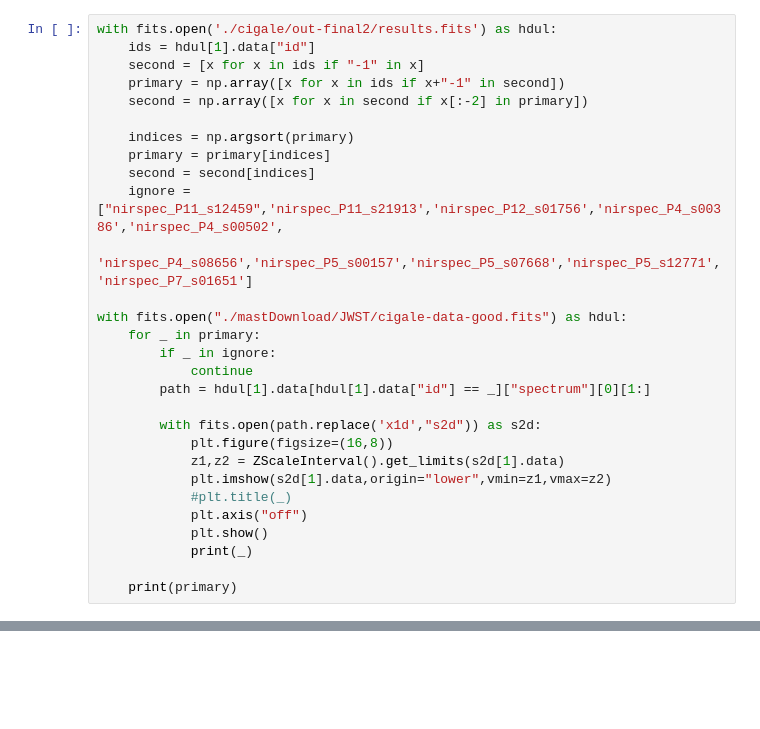
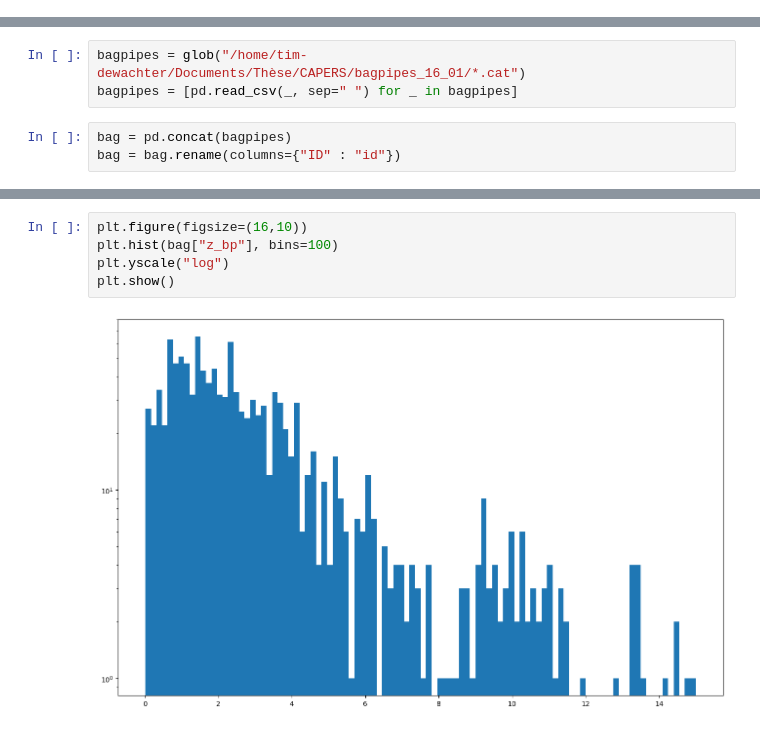
Before and after one commit to TimEpsilon/BetterNIRSpecBackground, a Jupyter notebook: BNBG/Notebooks/CigaleOutput.ipynb, the cells around one changed output, grey strips where cells are left out. Drawn from its saved outputs; the diff is of its cells as text; blank space fills up the shorter version.

Commit message:
Redid CigaleOutput.ipynb

```diff
--- a/BNBG/Notebooks/CigaleOutput.ipynb
+++ b/BNBG/Notebooks/CigaleOutput.ipynb
@@ -479,29 +0,0 @@ print(np.array([ids,z,dz]).T)
-# %%
-with fits.open('./cigale/out-final2/results.fits') as hdul:
-    ids = hdul[1].data["id"]
-    second = [x for x in ids if "-1" in x]
-    primary = np.array([x for x in ids if x+"-1" in second])
-    second = np.array([x for x in second if x[:-2] in primary])
-
-    indices = np.argsort(primary)
-    primary = primary[indices]
-    second = second[indices]
-    ignore = ["nirspec_P11_s12459",'nirspec_P11_s21913','nirspec_P12_s01756','nirspec_P4_s00386','nirspec_P4_s00502',
-             'nirspec_P4_s08656','nirspec_P5_s00157','nirspec_P5_s07668','nirspec_P5_s12771','nirspec_P7_s01651']
-
-with fits.open("./mastDownload/JWST/cigale-data-good.fits") as hdul:
-    for _ in primary:
-        if _ in ignore:
-            continue
-        path = hdul[1].data[hdul[1].data["id"] == _]["spectrum"][0][1:]
-
-        with fits.open(path.replace('x1d',"s2d")) as s2d:
-            plt.figure(figsize=(16,8))
-            z1,z2 = ZScaleInterval().get_limits(s2d[1].data)
-            plt.imshow(s2d[1].data,origin="lower",vmin=z1,vmax=z2)
-            #plt.title(_)
-            plt.axis("off")
-            plt.show()
-            print(_)
-
-    print(primary)
@@ -681,0 +41,6 @@ plt.show()
+# %%
+bagpipes = glob("/home/tim-dewachter/Documents/Thèse/CAPERS/bagpipes_16_01/*.cat")
+bagpipes = [pd.read_csv(_, sep=" ") for _ in bagpipes]
+# %%
+bag = pd.concat(bagpipes)
+bag = bag.rename(columns={"ID" : "id"})
@@ -681,0 +63,7 @@ plt.show()
+# %%
+plt.figure(figsize=(16,10))
+plt.hist(bag["z_bp"], bins=100)
+plt.yscale("log")
+plt.show()
+# %% [output]
+[figure, added]
```
Also changed, not shown: parts of 32 cells of this notebook.
